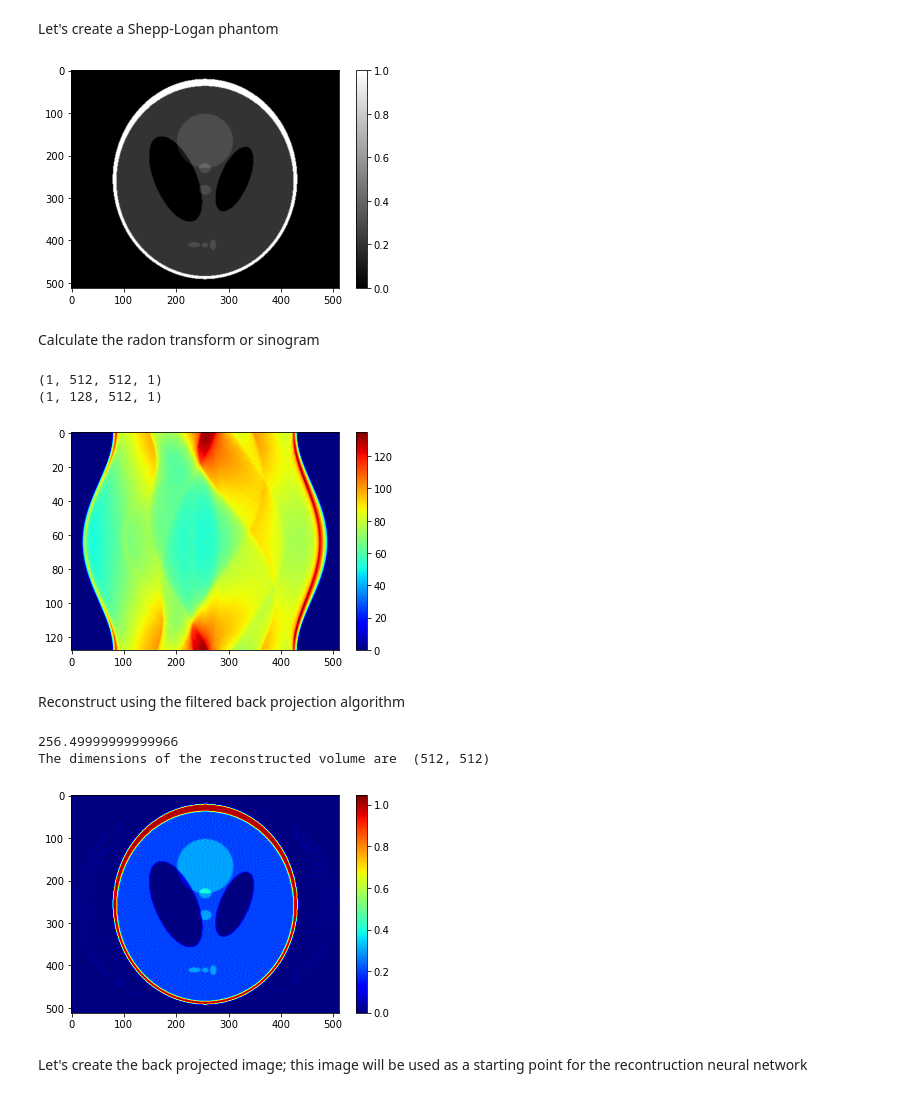
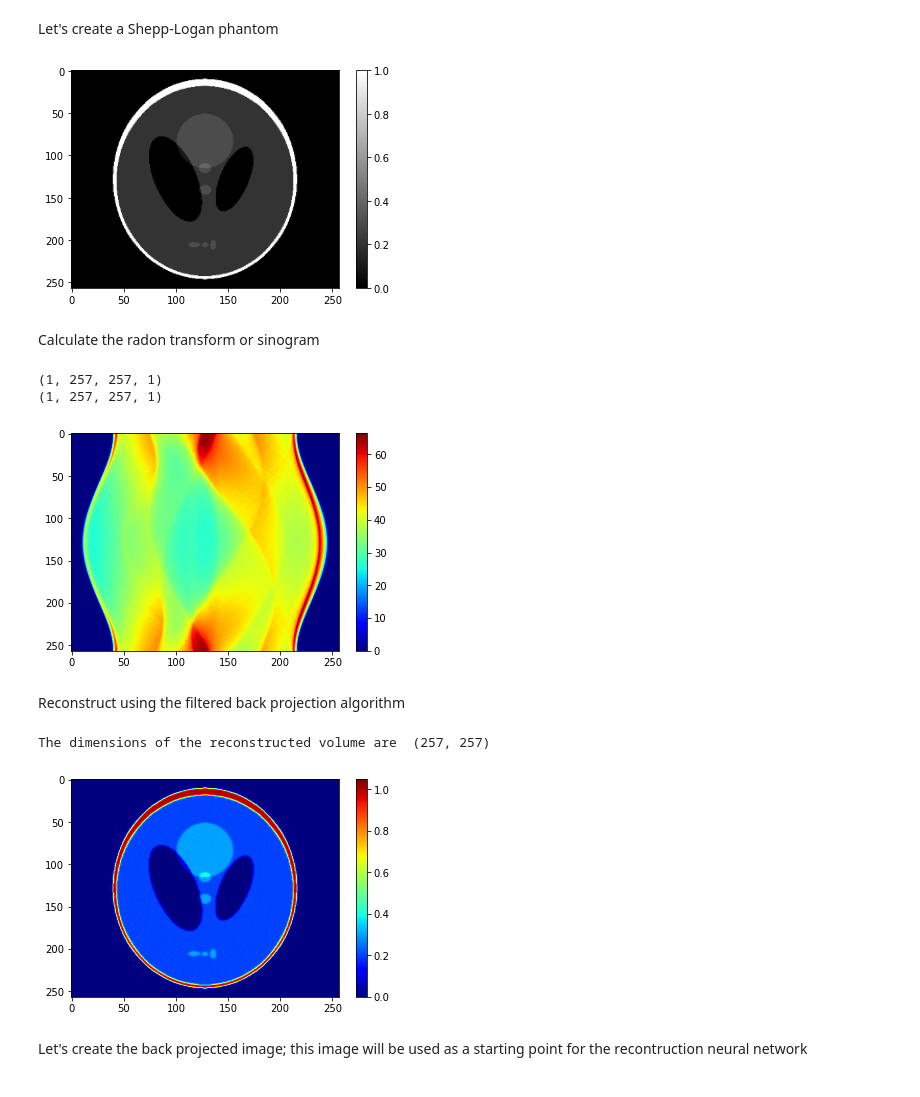
Before and after one commit to antonyvam/nDTomo, a Jupyter notebook: examples/notebooks/example_tomo_tf_01.ipynb, the cells around one changed output. Cells and saved outputs as stored; diff of their text form; code cells hidden in the pictures.

```diff
--- a/examples/notebooks/example_tomo_tf_01.ipynb
+++ b/examples/notebooks/example_tomo_tf_01.ipynb
@@ -36,41 +36,39 @@ Default GPU Device:/device:GPU:0
 # %% [markdown]
 Let's create a Shepp-Logan phantom
 # %%
-npix = 512
-im = SheppLogan(npix)*1
+npix = 257
+im = SheppLogan(npix)
 
 showim(im, 1, cmap = 'gray')
 # %% [output]
-[figure, old version]
+[figure, new version]
 # %% [markdown]
 Calculate the radon transform or sinogram
 # %%
-nproj = npix/4
+nproj = np.round(npix/1)
 theta = tf_create_angles(nproj)
 
 imtf = tf_tomo_transf(im)
 print(imtf.shape)
 
 sino = tf_tomo_radon(imtf, theta, interp_method='bilinear')
 print(sino.shape)
 
 showim(tf_tomo_squeeze(sino), 2)
 # %% [output]
-(1, 512, 512, 1)
-(1, 128, 512, 1)
+(1, 257, 257, 1)
+(1, 257, 257, 1)
-[figure, old version]
+[figure, new version]
 # %% [markdown]
 Reconstruct using the filtered back projection algorithm
 # %%
 s = np.array(sino[0,:,:,0]).transpose()
-s = sinocentering(s, 5)
 
 fbp = fbpvol(s, theta=np.rad2deg(theta), nt = im.shape[0])
 showim(fbp, 3, clim=(0, np.max(fbp)))
 # %% [output]
-256.49999999999966
-The dimensions of the reconstructed volume are  (512, 512)
+The dimensions of the reconstructed volume are  (257, 257)
-[figure, old version]
+[figure, new version]
 # %% [markdown]
 Let's create the back projected image; this image will be used as a starting point for the recontruction neural network
 # %%
```
Also changed, not shown: parts of 5 cells of this notebook.
